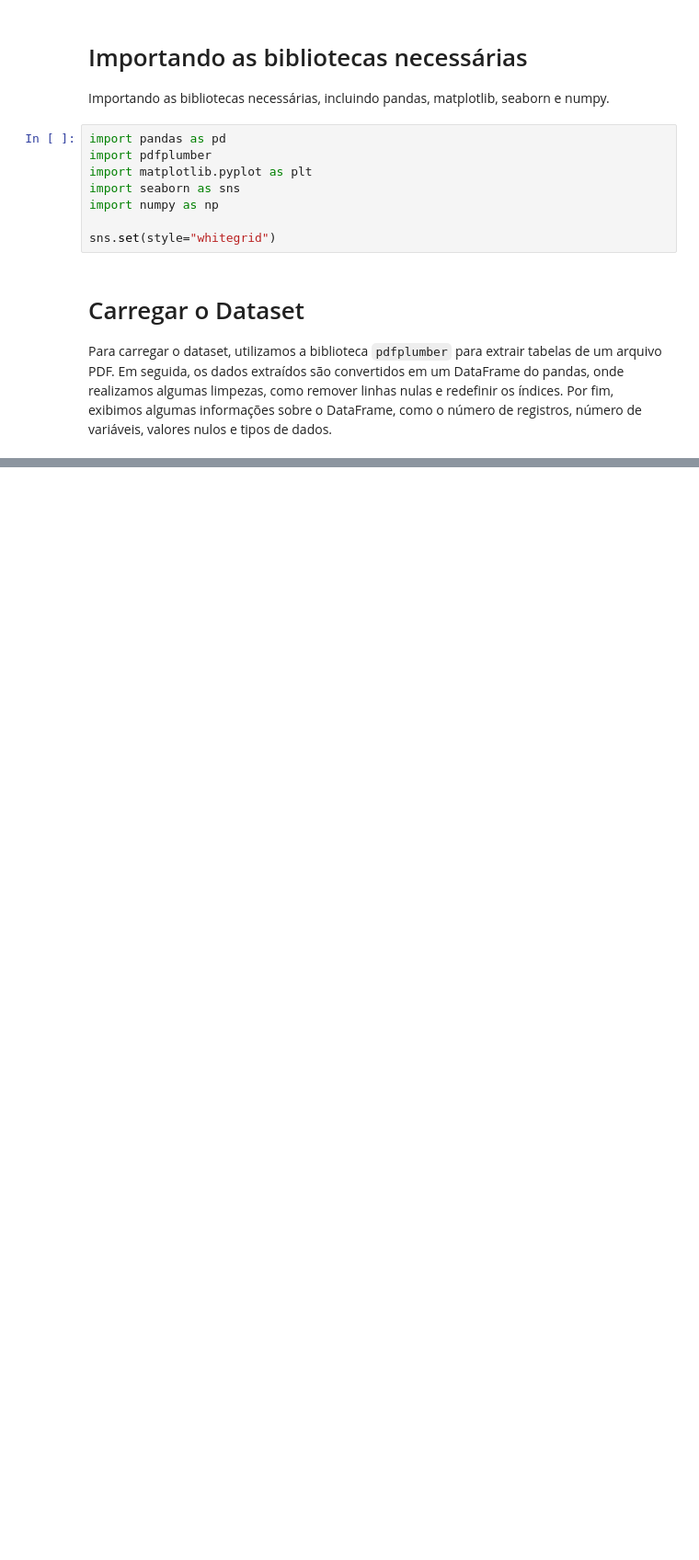
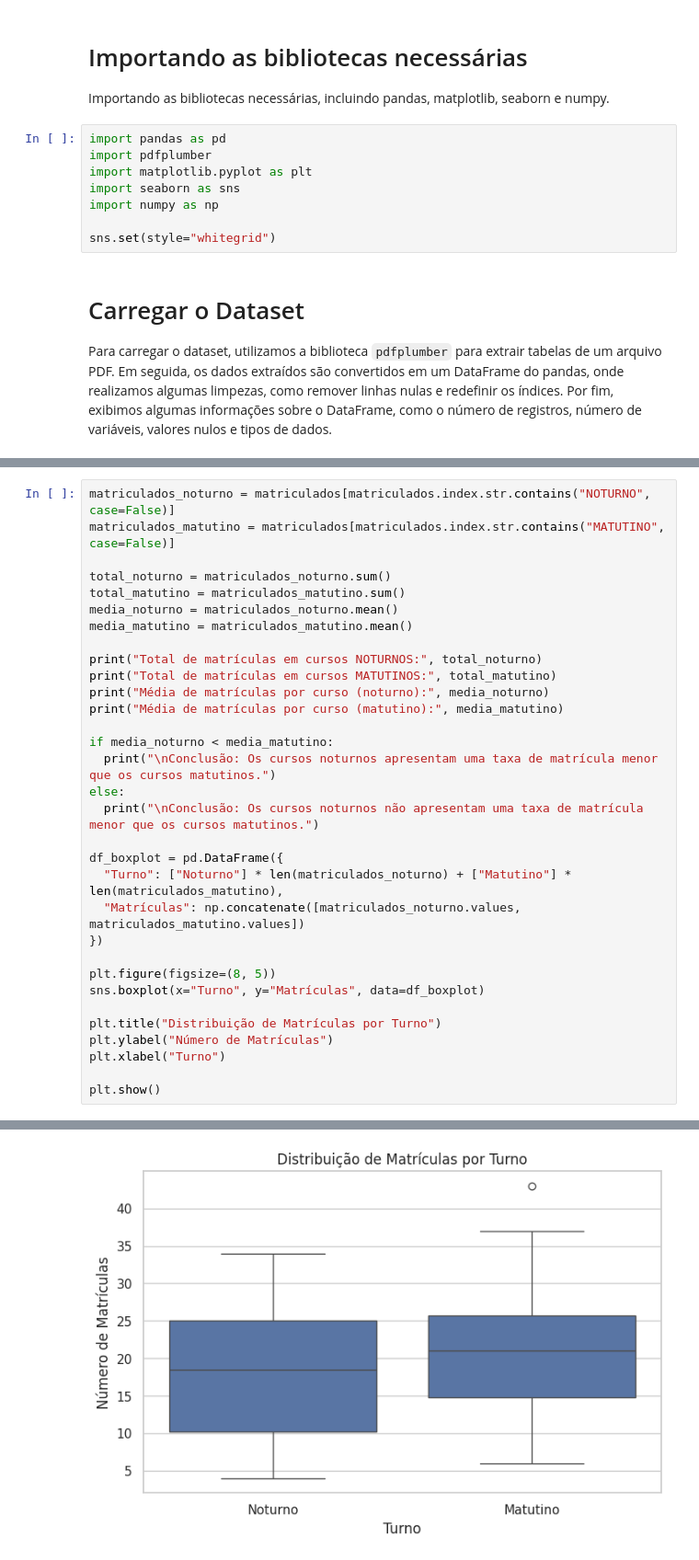
Before and after one commit to WesleyDev184/UFMT, a Jupyter notebook: Dados/Lista5/main.ipynb, the cells around one changed output, grey strips where cells are left out. Shown: that part at 92% size. Cells and saved outputs as stored; diff of their text form; blank space fills up the shorter version.

```diff
--- a/Dados/Lista5/main.ipynb
+++ b/Dados/Lista5/main.ipynb
@@ -43,0 +127,33 @@ df.head()
+# %%
+matriculados_noturno = matriculados[matriculados.index.str.contains("NOTURNO", case=False)]
+matriculados_matutino = matriculados[matriculados.index.str.contains("MATUTINO", case=False)]
+
+total_noturno = matriculados_noturno.sum()
+total_matutino = matriculados_matutino.sum()
+media_noturno = matriculados_noturno.mean()
+media_matutino = matriculados_matutino.mean()
+
+print("Total de matrículas em cursos NOTURNOS:", total_noturno)
+print("Total de matrículas em cursos MATUTINOS:", total_matutino)
+print("Média de matrículas por curso (noturno):", media_noturno)
+print("Média de matrículas por curso (matutino):", media_matutino)
+
+if media_noturno < media_matutino:
+  print("\nConclusão: Os cursos noturnos apresentam uma taxa de matrícula menor que os cursos matutinos.")
+else:
+  print("\nConclusão: Os cursos noturnos não apresentam uma taxa de matrícula menor que os cursos matutinos.")
+
+df_boxplot = pd.DataFrame({
+  "Turno": ["Noturno"] * len(matriculados_noturno) + ["Matutino"] * len(matriculados_matutino),
+  "Matrículas": np.concatenate([matriculados_noturno.values, matriculados_matutino.values])
+})
+
+plt.figure(figsize=(8, 5))
+sns.boxplot(x="Turno", y="Matrículas", data=df_boxplot)
+
+plt.title("Distribuição de Matrículas por Turno")
+plt.ylabel("Número de Matrículas")
+plt.xlabel("Turno")
+
+plt.show()
+# %% [output]
@@ -43,0 +166 @@ df.head()
+[figure, added]
```
Also changed, not shown: parts of 11 cells of this notebook.
